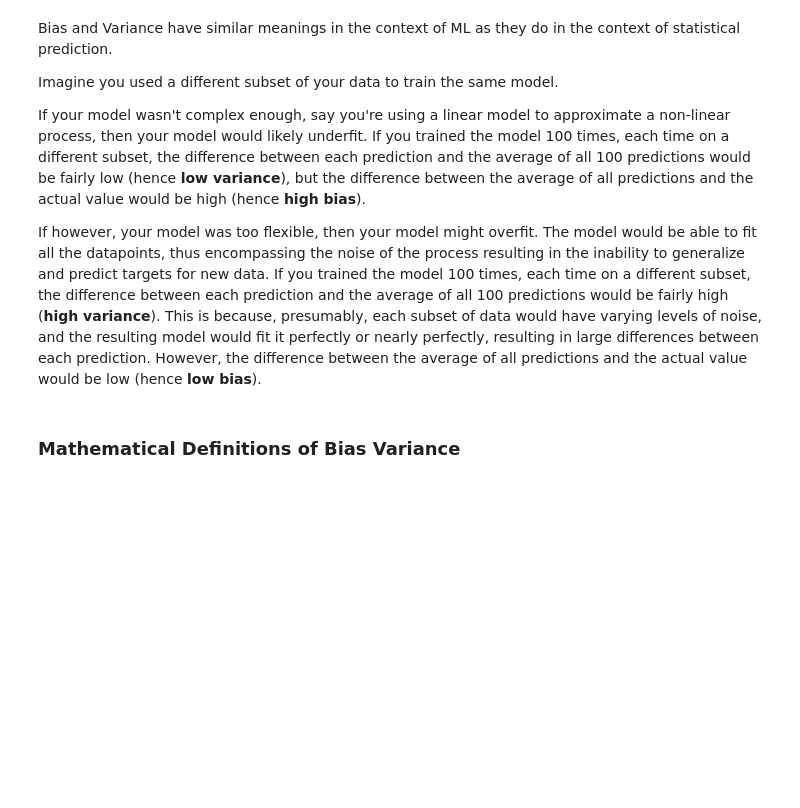
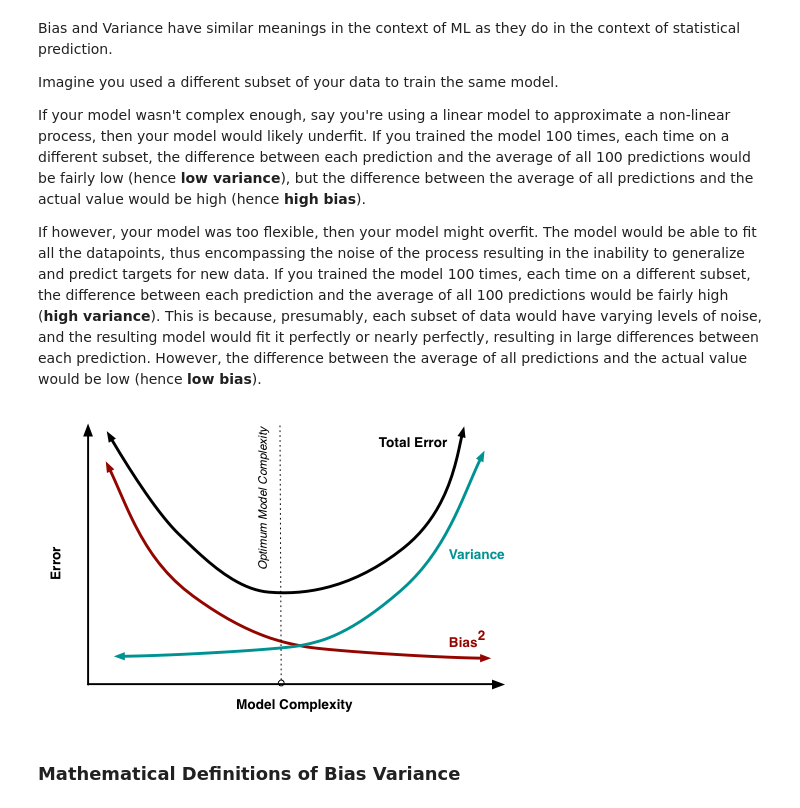
Before and after one commit to AzadMemon/ml-notes, a Jupyter notebook: Bias-Variance Trade-off.ipynb, the cells around one changed output. Saved outputs shown, nothing was run; the diff lists cells and outputs as text; code cells hidden in the pictures; blank space fills up the shorter version.

```diff
--- a/Bias-Variance Trade-off.ipynb
+++ b/Bias-Variance Trade-off.ipynb
@@ -28,6 +30,10 @@ Imagine you used a different subset of your data to train the same model.
 If your model wasn't complex enough, say you're using a linear model to approximate a non-linear process, then your model would likely underfit. If you trained the model 100 times, each time on a different subset, the difference between each prediction and the average of all 100 predictions would be fairly low (hence **low variance**), but the difference between the average of all predictions and the actual value would be high (hence **high bias**).
 
 If however, your model was too flexible, then your model might overfit. The model would be able to fit all the datapoints, thus encompassing the noise of the process resulting in the inability to generalize and predict targets for new data. If you trained the model 100 times, each time on a different subset, the difference between each prediction and the average of all 100 predictions would be fairly high (**high variance**). This is because, presumably, each subset of data would have varying levels of noise, and the resulting model would fit it perfectly or nearly perfectly, resulting in large differences between each prediction. However, the difference between the average of all predictions and the actual value would be low (hence **low bias**).
+# %%
+Image(filename="assets/biasvariance.png")
+# %% [output]
+[figure, added]
 # %% [markdown]
 ### Mathematical Definitions of Bias Variance
 # %% [markdown]
```
Also changed, not shown: parts of 1 cell of this notebook, 4 other files.
